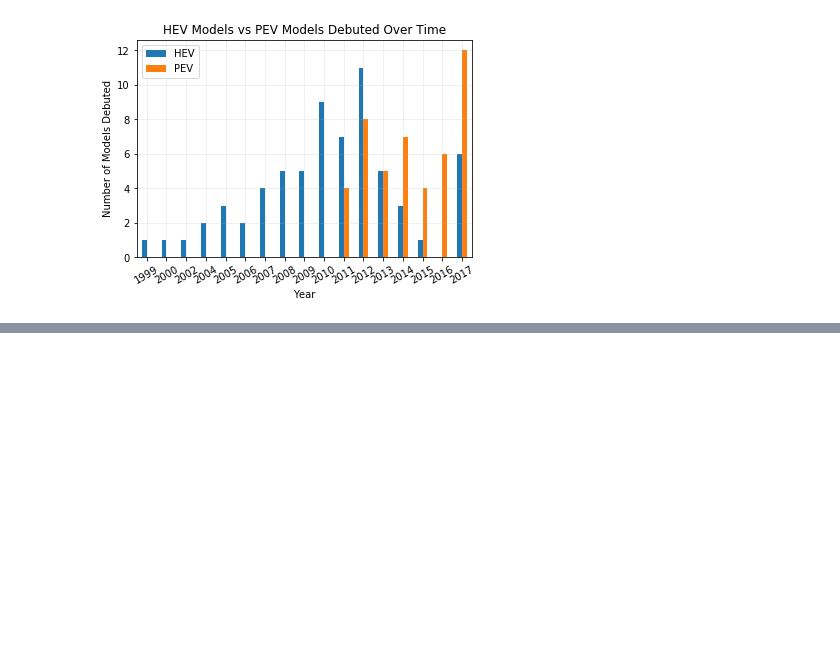
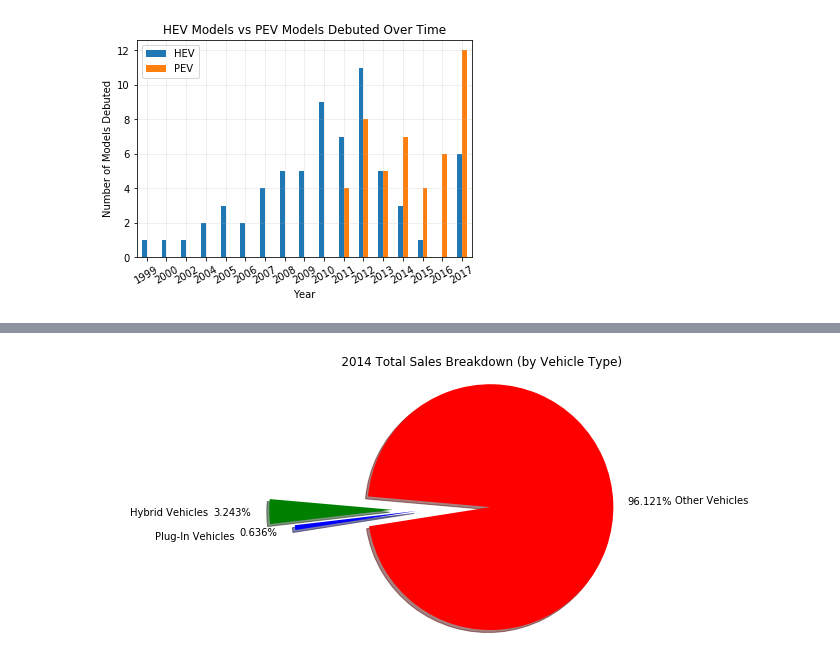
Before and after one commit to Barbara-Gordon/Team9, a Jupyter notebook: Combined Notebook 1.ipynb, the cells around one changed output, grey strips where cells are left out. Drawn from its saved outputs; the diff is of its cells as text; code cells hidden in the pictures; blank space fills up the shorter version.

```diff
--- a/Combined Notebook 1.ipynb
+++ b/Combined Notebook 1.ipynb
@@ -359,0 +403,30 @@ fig.savefig('Plots and Maps\HEV vs PEV Models Debuted')
+# %%
+year_2013_hybrid_sales = hybrid_and_plugin_sales_df.iloc[14, hybrid_and_plugin_sales_df.columns.get_loc('Hybrid sales')]
+# print(year_2013_hybrid_sales)
+year_2013_plugin_sales = hybrid_and_plugin_sales_df.iloc[14, hybrid_and_plugin_sales_df.columns.get_loc('Plug-in sales')]
+# print(year_2013_plugin_sales)
+year_2013_all_sales = hybrid_and_plugin_sales_df.iloc[14, hybrid_and_plugin_sales_df.columns.get_loc('All light vehicle sales')]
+# print(year_2013_all_sales)
+# %%
+year_2013_other_sales = year_2013_all_sales - year_2013_hybrid_sales - year_2013_plugin_sales
+# print(year_2013_other_sales)
+# %%
+year_2013_percentages = [year_2013_hybrid_sales/year_2013_all_sales*100, year_2013_plugin_sales/year_2013_all_sales*100, year_2013_other_sales/year_2013_all_sales*100]
+# %%
+my2013labels = ["Hybrid Vehicles", "Plug-In Vehicles", "Other Vehicles"]
+
+my2013colors = ["green", "blue", "red"]
+
+my2013explode = (0.3, 0.1, 0.5)
+
+plt.figure(figsize=(12, 5))
+
+plt.title("                     2014 Total Sales Breakdown (by Vehicle Type)")
+plt.pie(year_2013_percentages, explode=my2013explode, labels=my2013labels, colors=my2013colors,
+        autopct="%1.3f%%", pctdistance=1.3, labeldistance=1.5, shadow=True, startangle=175)
+
+plt.axis("equal")
+
+plt.savefig('2013_pie.png')
+# %% [output]
+[figure, added]
```
Also changed, not shown: parts of 14 cells of this notebook.
